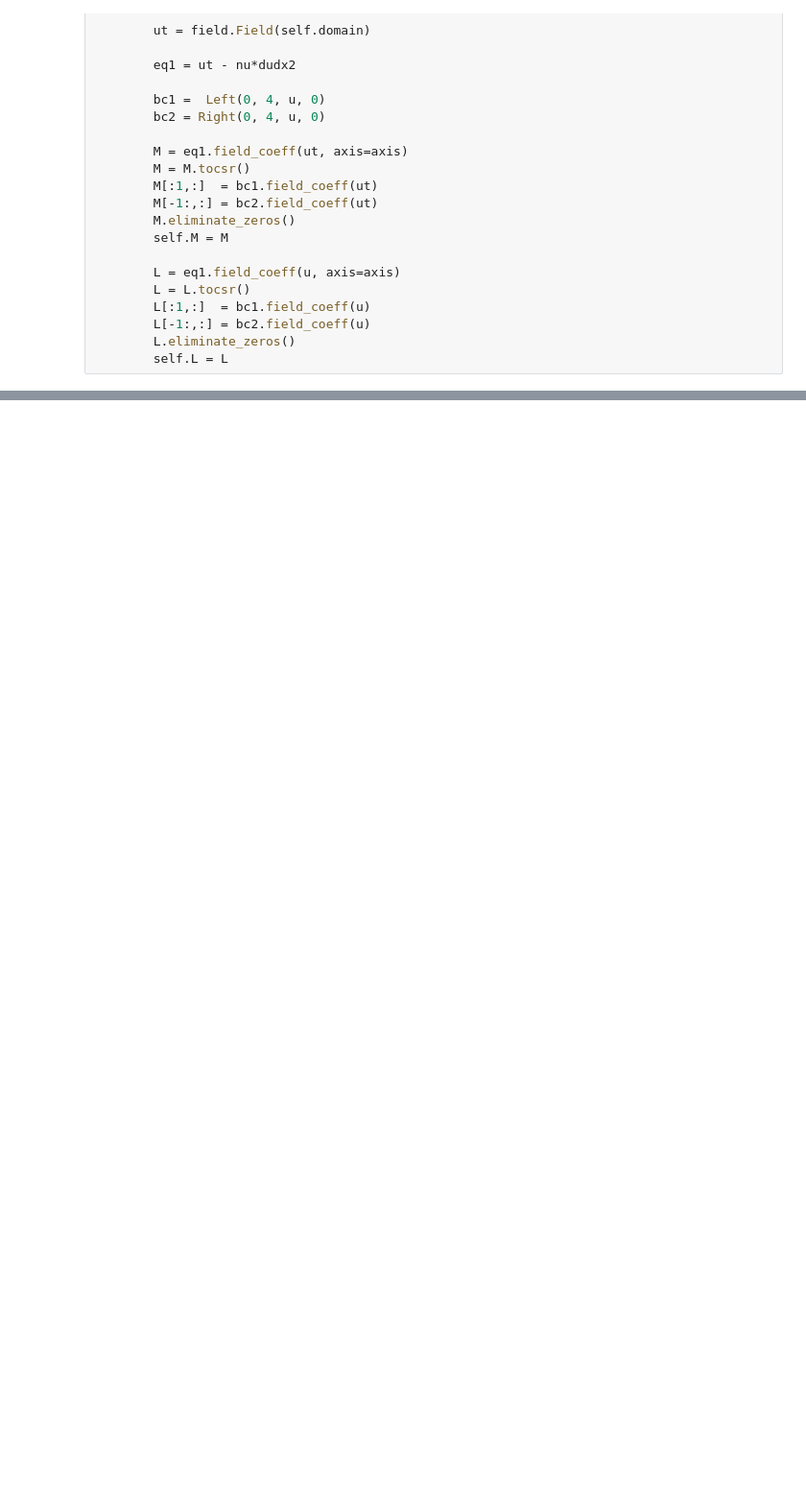
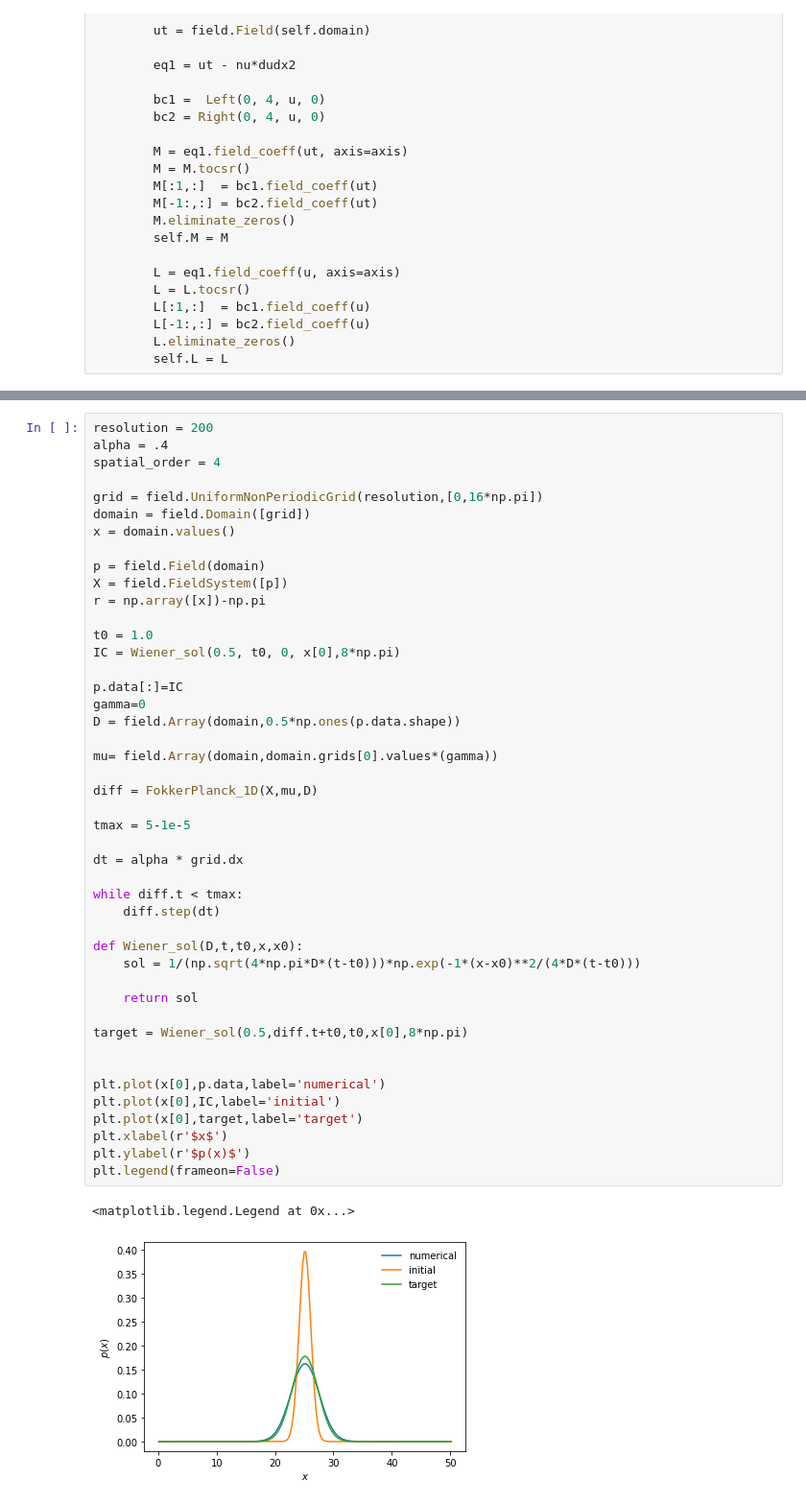
Before and after one commit to nomahen/FokkerPlanck, a Jupyter notebook: fp2D_full.ipynb, the cells around one changed output, grey strips where cells are left out. Shown at 96% size. Saved outputs shown, nothing was run; the diff lists cells and outputs as text; blank space fills up the shorter version.

```diff
--- a/fp2D_full.ipynb
+++ b/fp2D_full.ipynb
@@ -223,0 +269,48 @@ class FokkerPlanck_2D:
+# %%
+resolution = 200
+alpha = .4
+spatial_order = 4
+
+grid = field.UniformNonPeriodicGrid(resolution,[0,16*np.pi])
+domain = field.Domain([grid])
+x = domain.values()
+
+p = field.Field(domain)
+X = field.FieldSystem([p])
+r = np.array([x])-np.pi
+
+t0 = 1.0
+IC = Wiener_sol(0.5, t0, 0, x[0],8*np.pi)
+
+p.data[:]=IC
+gamma=0
+D = field.Array(domain,0.5*np.ones(p.data.shape))
+
+mu= field.Array(domain,domain.grids[0].values*(gamma))
+
+diff = FokkerPlanck_1D(X,mu,D)
+
+tmax = 5-1e-5
+
+dt = alpha * grid.dx
+
+while diff.t < tmax:
+    diff.step(dt)
+
+def Wiener_sol(D,t,t0,x,x0):
+    sol = 1/(np.sqrt(4*np.pi*D*(t-t0)))*np.exp(-1*(x-x0)**2/(4*D*(t-t0)))
+
+    return sol
+
+target = Wiener_sol(0.5,diff.t+t0,t0,x[0],8*np.pi)
+
+
+plt.plot(x[0],p.data,label='numerical')
+plt.plot(x[0],IC,label='initial')
+plt.plot(x[0],target,label='target')
+plt.xlabel(r'$x$')
+plt.ylabel(r'$p(x)$')
+plt.legend(frameon=False)
+# %% [output]
+<matplotlib.legend.Legend at 0x...>
+[figure, added]
```
Also changed, not shown: parts of 32 cells of this notebook, 2 other files.
